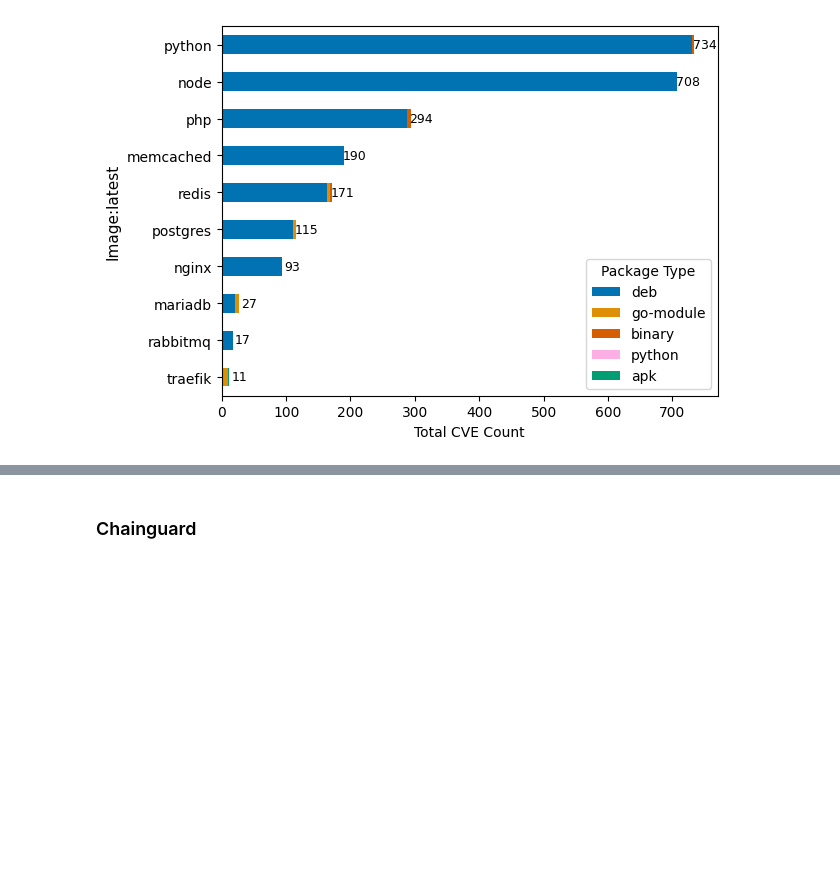
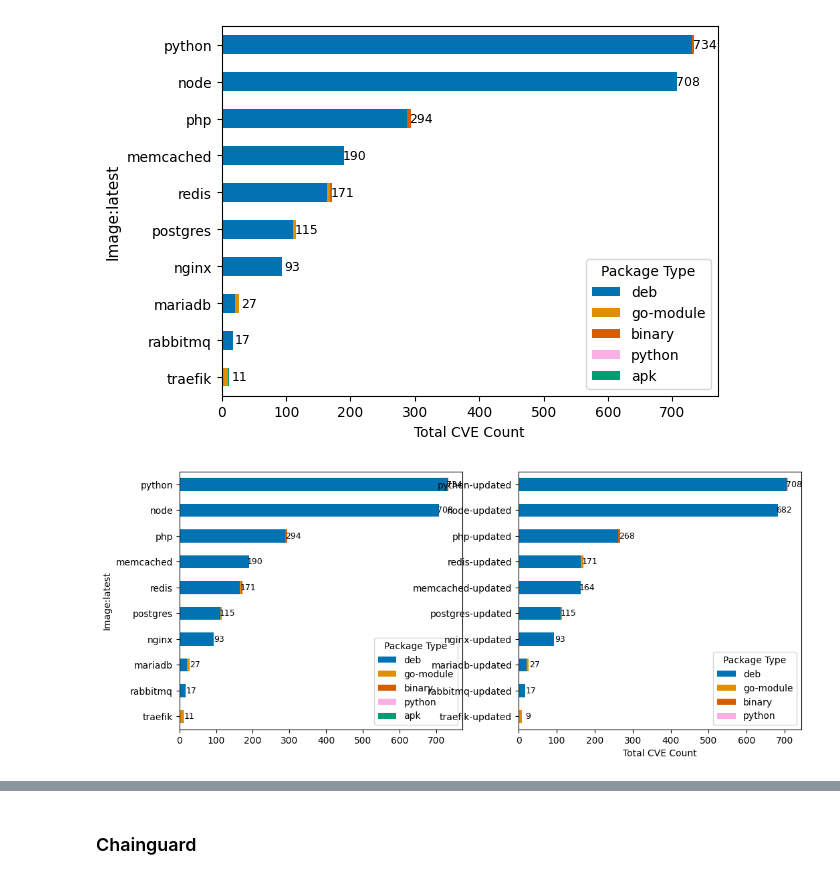
Before and after one commit to tdunlap607/docker_vs_cg, a Jupyter notebook: scripts/cve_analysis.ipynb, the cells around one changed output, grey strips where cells are left out. Saved outputs shown, nothing was run; the diff lists cells and outputs as text; code cells hidden in the pictures; blank space fills up the shorter version.

```diff
--- a/scripts/cve_analysis.ipynb
+++ b/scripts/cve_analysis.ipynb
@@ -35,12 +35,13 @@ for file in grype_results:
         temp_vuln = [[file.replace('-grype.json', ''),
                         x['vulnerability']['id'],
                         x['vulnerability']['severity'],
+                        x['vulnerability']['fix']['state'],
                         x['artifact']['name'],
                         x['artifact']['version'],
                         x['artifact']['type']] for x in grype_data['matches']]
 
         # Create a temp DF to hold vuln data
-        temp_vuln_df = pd.DataFrame(temp_vuln, columns = ['image', 'vuln_id', 'severity', 'name', 'version', 'type'])
+        temp_vuln_df = pd.DataFrame(temp_vuln, columns = ['image', 'vuln_id', 'severity', 'fix_state', 'name', 'version', 'type'])
 
         # Set the image type (original/updated/cg (chainguard))
         if "-updated" in file:
@@ -288,3 +300,94 @@ plt.xlabel('Total CVE Count', fontsize=10)
 plt.show()
 # %% [output]
 [figure]
+# %%
+fig, axes = plt.subplots(nrows=1, ncols=2, figsize=(12, 5))
+
+# generate package counts for original Docker image
+vuln_types = vulns[(vulns['image_type']=='original')&(vulns['type']!="")].groupby(["type", "image"]).agg("count").reset_index(drop=False)
+
+# pivot to make a clean DF
+vuln_types_pivot = vuln_types.pivot(index='image', columns='type', values='vuln_id')
+
+# set column order based on the most common types of packages
+column_order = ['deb', 'go-module', 'binary', 'python', 'apk']
+
+# set the column colors
+column_color = [package_colors[x] for x in column_order]
+
+# Fille nans with 0
+vuln_types_pivot = vuln_types_pivot.fillna(0)
+
+# Create a totals package
+vuln_types_pivot['total'] = vuln_types_pivot.sum(axis=1, numeric_only=True)
+
+# sort by totals
+vuln_types_pivot = vuln_types_pivot.sort_values("total")
+
+# vuln_types_pivot = vuln_types_pivot.reset_index(drop=False)
+
+# vuln_types_pivot.index = [0.2, 1.2, 2.2, 3.2, 4.2, 5.2, 6.2, 7.2, 8.2, 9.2]
+
+test = vuln_types_pivot.reset_index(drop=True)
+test.index = [-0.2, 0.8, 1.8, 2.8, 3.8, 4.8, 5.8, 6.8, 7.8, 8.8]
+
+combine = pd.concat([vuln_types_pivot, test])
+# combine = combine.sort_index()
+combine = combine.sort_values("total")
+
+# plot the stacked bar
+og = vuln_types_pivot[column_order].plot(kind='barh', stacked=True, color=column_color, ax=axes[0])
+
+# Add package counts to each bar
+for i, total in enumerate(vuln_types_pivot["total"].values.tolist()):
+  og.text(total+16, i-0.09, round(total),
+          ha = 'center', color = 'black', fontsize='9')
+
+og.legend(title='Package Type')
+
+
+# Adjust x/y labels
+og.set(ylabel='Image:latest')
+plt.xlabel('Total CVE Count', fontsize=10)
+# plt.show()
+
+##########################################################################################################
+##########################################################################################################
+# generate package counts for original Docker image
+vuln_types = vulns[(vulns['image_type']=='updated')&(vulns['type']!="")].groupby(["type", "image"]).agg("count").reset_index(drop=False)
+
+# pivot to make a clean DF
+vuln_types_pivot = vuln_types.pivot(index='image', columns='type', values='vuln_id')
+
+# set column order based on the most common types of packages
+column_order = ['deb', 'go-module', 'binary', 'python']
+
+# set the column colors
+column_color = [package_colors[x] for x in column_order]
+
+# Fille nans with 0
+vuln_types_pivot = vuln_types_pivot.fillna(0)
+
+# Create a totals package
+vuln_types_pivot['total'] = vuln_types_pivot.sum(axis=1, numeric_only=True)
+
+# sort by totals
+vuln_types_pivot = vuln_types_pivot.sort_values("total")
+
+# plot the stacked bar
+up = vuln_types_pivot[column_order].plot(kind='barh', stacked=True, color=column_color, ax=axes[1])
+
+# Add package counts to each bar
+for i, total in enumerate(vuln_types_pivot["total"].values.tolist()):
+  up.text(total+16, i-0.09, round(total),
+          ha = 'center', color = 'black', fontsize='9')
+
+up.legend(title='Package Type')
+
+up.set(ylabel=None)
+# Adjust x/y labels
+# plt.ylabel('Image:latest', fontsize=11)
+plt.xlabel('Total CVE Count', fontsize=10)
+plt.show()
+# %% [output]
+[figure, added]
```
Also changed, not shown: parts of 7 cells of this notebook, 2 other files.
